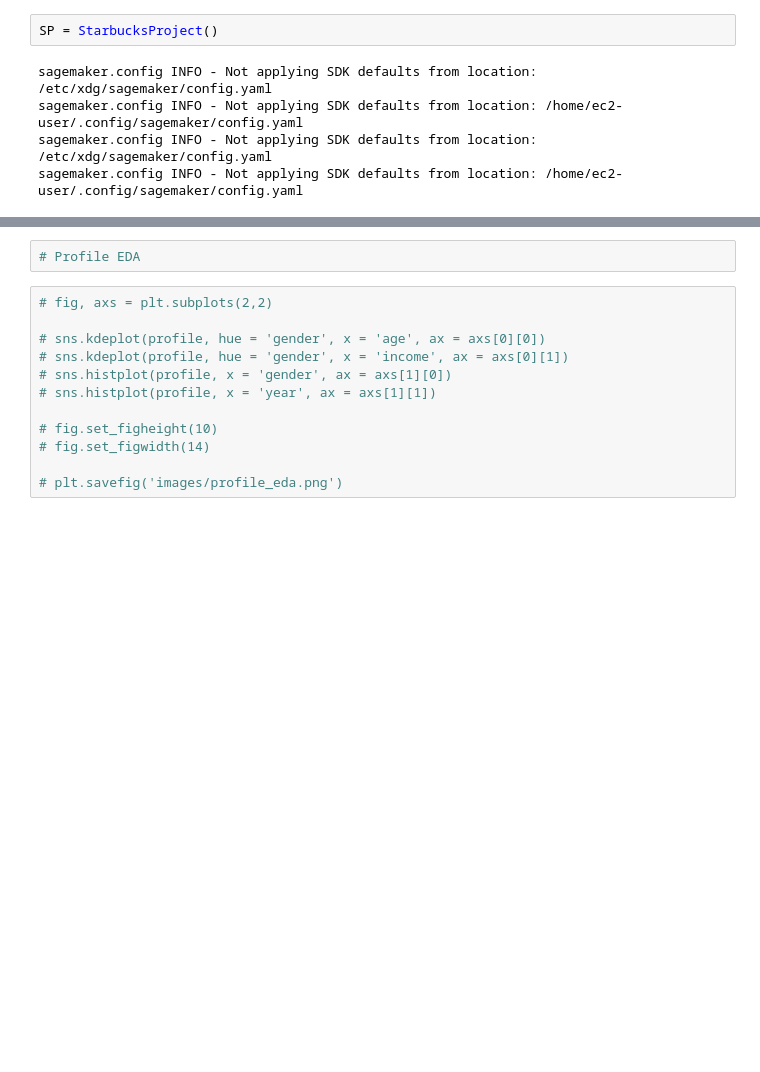
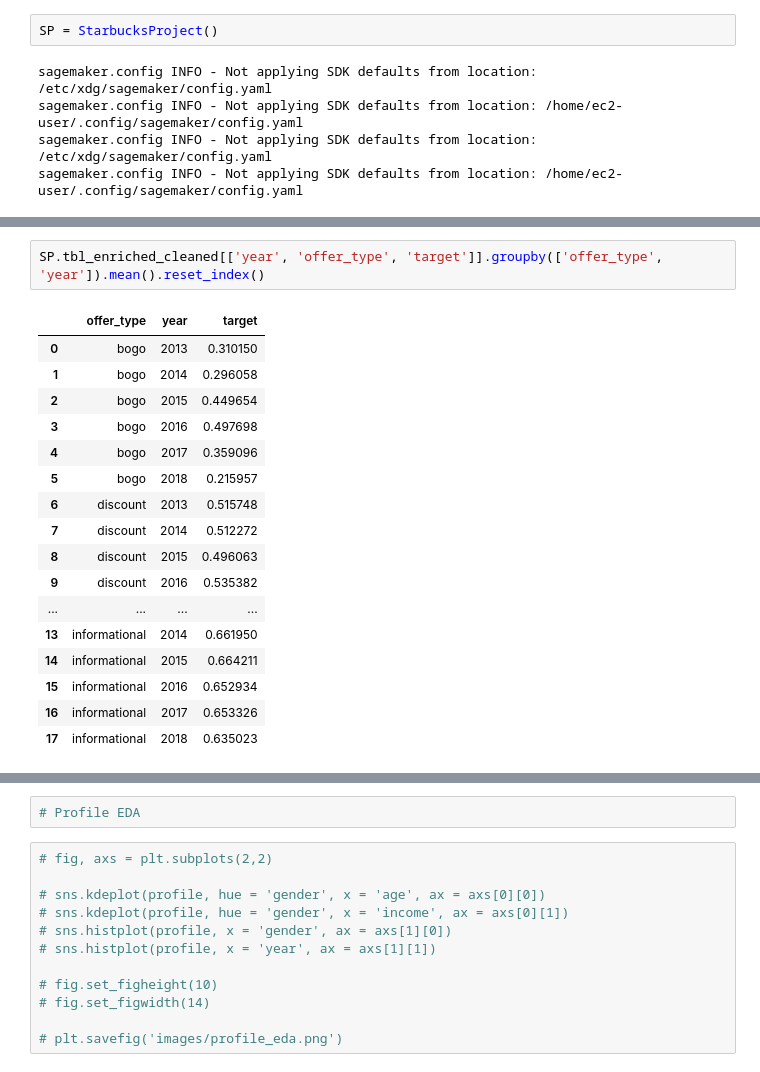
Before and after one commit to VD-git/StarbucksCapstoneProject, a Jupyter notebook: Starbucks_Capstone_notebook.ipynb, the cells around one changed output, grey strips where cells are left out. Cells and saved outputs as stored; diff of their text form; blank space fills up the shorter version.

```diff
--- a/Starbucks_Capstone_notebook.ipynb
+++ b/Starbucks_Capstone_notebook.ipynb
@@ -166,0 +348,20 @@ sagemaker.config INFO - Not applying SDK defaults from location: /home/ec2-user/
+# %%
+SP.tbl_enriched_cleaned[['year', 'offer_type', 'target']].groupby(['offer_type', 'year']).mean().reset_index()
+# %% [output]
+|  | offer_type | year | target |
+| 0 | bogo | 2013 | 0.310150 |
+| 1 | bogo | 2014 | 0.296058 |
+| 2 | bogo | 2015 | 0.449654 |
+| 3 | bogo | 2016 | 0.497698 |
+| 4 | bogo | 2017 | 0.359096 |
+| 5 | bogo | 2018 | 0.215957 |
+| 6 | discount | 2013 | 0.515748 |
+| 7 | discount | 2014 | 0.512272 |
+| 8 | discount | 2015 | 0.496063 |
+| 9 | discount | 2016 | 0.535382 |
+| ... | ... | ... | ... |
+| 13 | informational | 2014 | 0.661950 |
+| 14 | informational | 2015 | 0.664211 |
+| 15 | informational | 2016 | 0.652934 |
+| 16 | informational | 2017 | 0.653326 |
+| 17 | informational | 2018 | 0.635023 |
```
Also changed, not shown: parts of 33 cells of this notebook, 1 other file.
